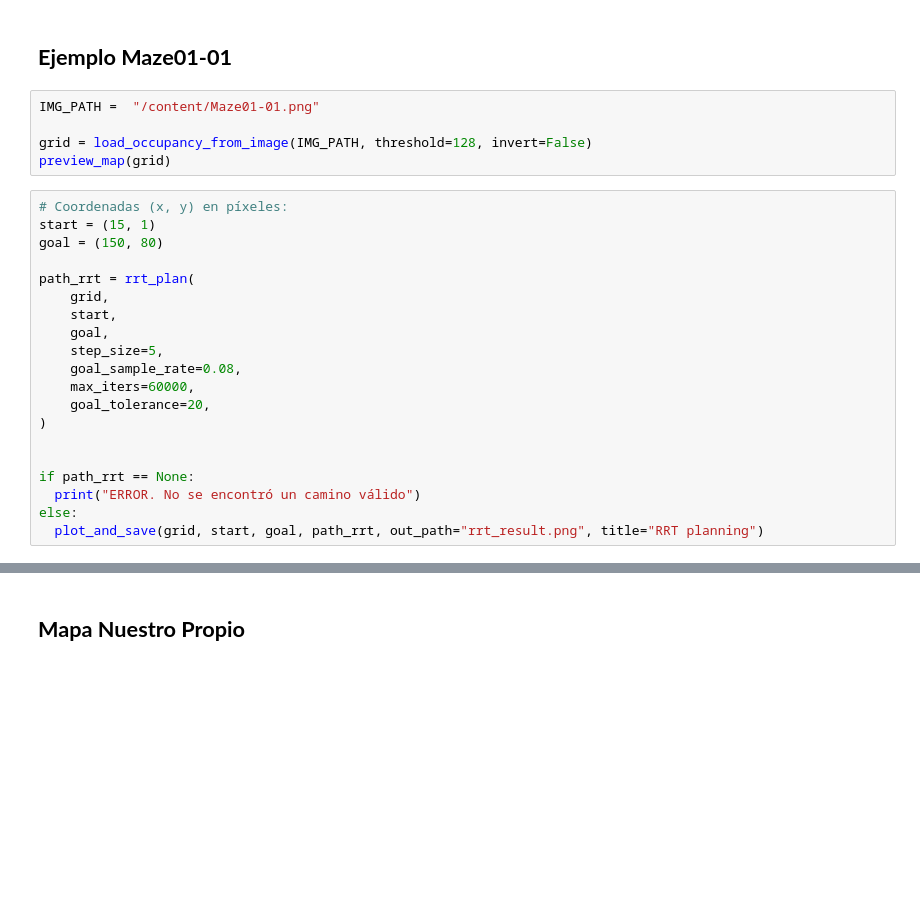
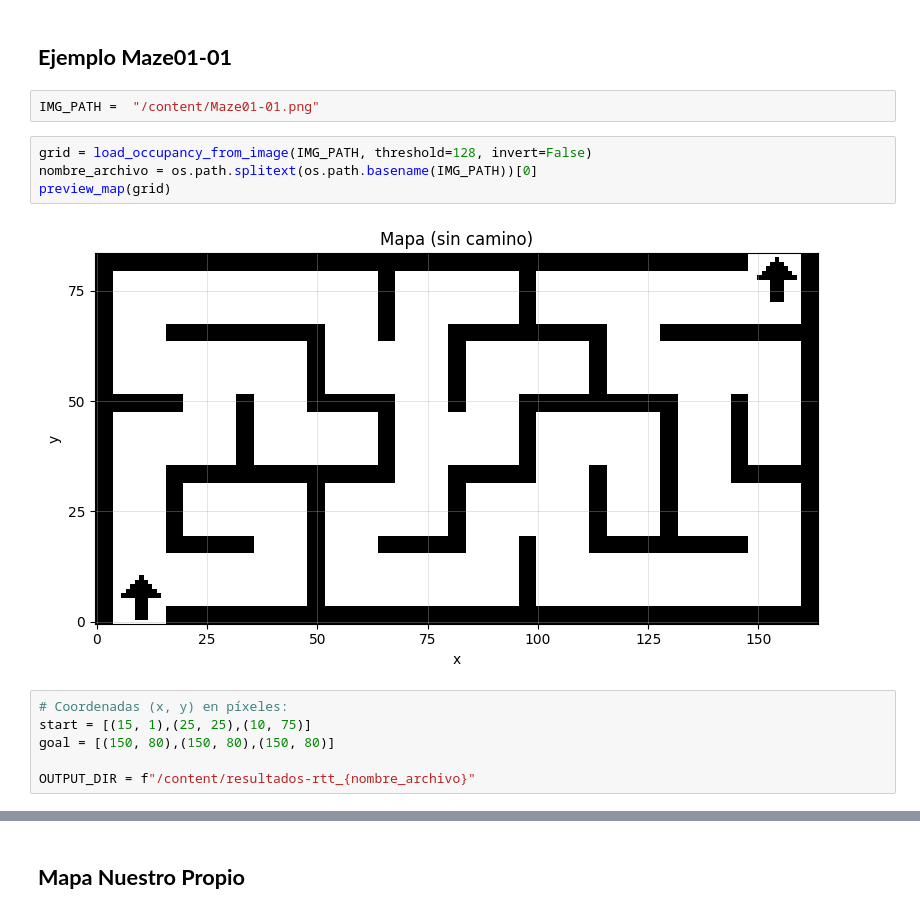
Before and after one commit to KafeisM/robots_autonomos, a Jupyter notebook: Planificación de caminos/robots_caminos.ipynb, the cells around one changed output, grey strips where cells are left out. Drawn from its saved outputs; the diff is of its cells as text; blank space fills up the shorter version.

```diff
--- a/Planificación de caminos/robots_caminos.ipynb
+++ b/Planificación de caminos/robots_caminos.ipynb
@@ -740,26 +912,15 @@ KeyboardInterrupt:
 ## **Ejemplo Maze01-01**
 # %%
 IMG_PATH =  "/content/Maze01-01.png"
-
-grid = load_occupancy_from_image(IMG_PATH, threshold=128, invert=False)
-preview_map(grid)
-# %%
-# Coordenadas (x, y) en píxeles:
-start = (15, 1)
-goal = (150, 80)
-
-path_rrt = rrt_plan(
-    grid,
-    start,
-    goal,
-    step_size=5,
-    goal_sample_rate=0.08,
-    max_iters=60000,
-    goal_tolerance=20,
-)
-
-
-if path_rrt == None:
-  print("ERROR. No se encontró un camino válido")
-else:
-  plot_and_save(grid, start, goal, path_rrt, out_path="rrt_result.png", title="RRT planning")
+# %%
+grid = load_occupancy_from_image(IMG_PATH, threshold=128, invert=False)
+nombre_archivo = os.path.splitext(os.path.basename(IMG_PATH))[0]
+preview_map(grid)
+# %% [output]
+[figure, added]
+# %%
+# Coordenadas (x, y) en píxeles:
+start = [(15, 1),(25, 25),(10, 75)]
+goal = [(150, 80),(150, 80),(150, 80)]
+
+OUTPUT_DIR = f"/content/resultados-rtt_{nombre_archivo}"
```
Also changed, not shown: parts of 39 cells of this notebook.
